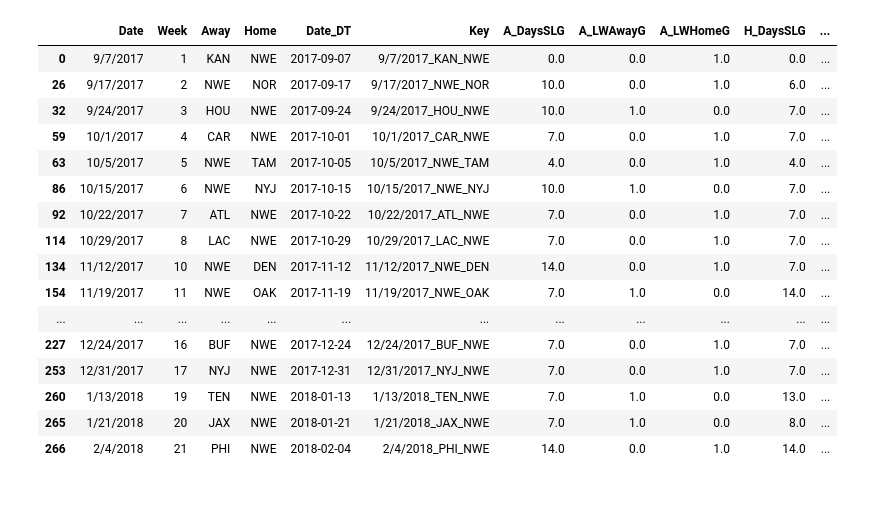
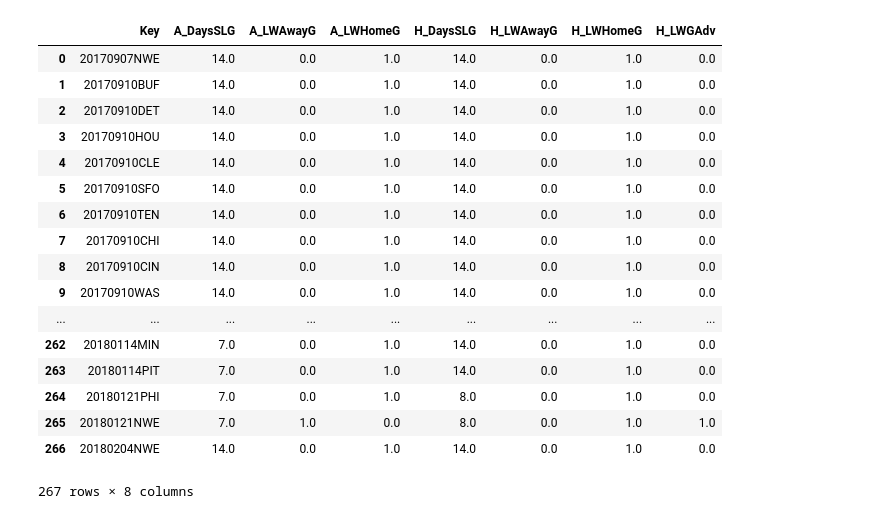
Before and after one commit to jts550/NFL-predictions, a Jupyter notebook: Days_Since_Last_Game.ipynb, the cells around one changed output. Drawn from its saved outputs; the diff is of its cells as text; code cells hidden in the pictures.

Commit message:
updated days since last game code

```diff
--- a/Days_Since_Last_Game.ipynb
+++ b/Days_Since_Last_Game.ipynb
@@ -63,7 +67,7 @@ for team in teams:
     #sort t_table by DT_date
     t_table = t_table.sort_values(by = ['Date_DT'])
 
-    #create boolean for Last Week Home Game -- week 1 starts as 1
+    #create boolean for Last Week Home Game -- week 1 starts as 1 for every team
     LW_HG = []
 
     for h in range(0,len(t_table['Home'])):
@@ -86,7 +90,7 @@ for team in teams:
     t_table = t_table.rename(index=str, columns = {0:"LW_HomeGame"})
 
 
-    #create boolean for Last Week Away Game -- week 1 starts as 0
+    #create boolean for Last Week Away Game -- week 1 starts as 0 for every team
     LW_AG = []
 
     for a in range(0,len(t_table['Away'])):
@@ -114,7 +118,8 @@ for team in teams:
 
     for i in range(0,len(t_table['Date_DT'])):
         if i == 0:
-            val = t_table['Date_DT'][i] - t_table['Date_DT'][i]
+            #first week set to 14 for all teams to act as rest week
+            val = t_table['Date_DT'][i] - (t_table['Date_DT'][i] - datetime.timedelta(days=14))
             DT_Days_LastGame.append(val)
         else:
             val = t_table['Date_DT'][i] - t_table['Date_DT'][i-1]
@@ -143,23 +148,28 @@ for team in teams:
 
     A_team = t_table.loc[t_table['Away'] == team]
     Away_team = Away_team.append(A_team,ignore_index=True)
-# %%
-#create keys for join
-Away_team =  Away_team.assign(Key = lambda x: Away_team.Date+"_"+Away_team.Away+"_"+Away_team.Home)
-Home_team =  Home_team.assign(Key = lambda x: Home_team.Date+"_"+Home_team.Away+"_"+Home_team.Home)
-nfl_stats_2017 = nfl_stats_2017.assign(Key = lambda x: nfl_stats_2017.Date+"_"+nfl_stats_2017.Away+"_"+nfl_stats_2017.Home)
 # %%
 #drop unnecessary columns Away table & rename columns
-Away_team = Away_team.drop(['Away', 'Date', 'Date_DT', 'Home', 'Season', 'Start_Time', 'Week'], axis = 1)
+Away_team = Away_team.drop(['Away', 'Date_DT', 'Home'], axis = 1)
 Away_team = Away_team.rename(index=str, columns = {'DaysSLG':"A_DaysSLG", 'LW_HomeGame':"A_LWHomeG",'LW_AwayGame': "A_LWAwayG"})
 
 #drop unnecessary columns Home table & rename columns
-Home_team = Home_team.drop(['Away', 'Date', 'Date_DT', 'Home', 'Season', 'Start_Time', 'Week'], axis = 1)
+Home_team = Home_team.drop(['Away', 'Date_DT', 'Home'], axis = 1)
 Home_team = Home_team.rename(index=str, columns = {'DaysSLG':"H_DaysSLG", 'LW_HomeGame':"H_LWHomeG",'LW_AwayGame': "H_LWAwayG"})
 # %%
 #join tables
 nfl_stats_2017 = nfl_stats_2017.join(Away_team.set_index('Key'), on='Key',how = 'left')
 nfl_stats_2017 = nfl_stats_2017.join(Home_team.set_index('Key'), on='Key',how = 'left')
+# %%
+##Add in a new feature --Subtract:  H_LWHomeG - A_LWHomeG
+
+#A-LWAway + H-LWAway = 0 -- both travel
+#A-LWAway + H-LWHome = 1 -- home team advantage
+#A-LWHome + H-LWAway = -1 -- home team disadvantage
+#A-LWHome + H-LWHome = 0 -- both home
+
+#create time zone diff for away team
+nfl_stats_2017 = nfl_stats_2017.assign(H_LWGAdv = lambda x: nfl_stats_2017.H_LWHomeG - nfl_stats_2017.A_LWHomeG)
 # %%
 #check using NWE games
 NWE = nfl_stats_2017.loc[(nfl_stats_2017['Away'] == 'NWE') | (nfl_stats_2017['Home'] == 'NWE')]
@@ -167,21 +198,32 @@ NWE = NWE.sort_values(by = ['Date_DT'])
-# %%
-NWE[['Date', 'Week', 'Away', 'Home', 'Date_DT', 'Key', 'A_DaysSLG',
-       'A_LWAwayG', 'A_LWHomeG', 'H_DaysSLG', 'H_LWAwayG', 'H_LWHomeG']]
-# %% [output]
-|  | Date | Week | Away | Home | Date_DT | Key | A_DaysSLG | A_LWAwayG | A_LWHomeG | H_DaysSLG | ... |
-| 0 | 9/7/2017 | 1 | KAN | NWE | 2017-09-07 | 9/7/2017_KAN_NWE | 0.0 | 0.0 | 1.0 | 0.0 | ... |
-| 26 | 9/17/2017 | 2 | NWE | NOR | 2017-09-17 | 9/17/2017_NWE_NOR | 10.0 | 0.0 | 1.0 | 6.0 | ... |
-| 32 | 9/24/2017 | 3 | HOU | NWE | 2017-09-24 | 9/24/2017_HOU_NWE | 10.0 | 1.0 | 0.0 | 7.0 | ... |
-| 59 | 10/1/2017 | 4 | CAR | NWE | 2017-10-01 | 10/1/2017_CAR_NWE | 7.0 | 0.0 | 1.0 | 7.0 | ... |
-| 63 | 10/5/2017 | 5 | NWE | TAM | 2017-10-05 | 10/5/2017_NWE_TAM | 4.0 | 0.0 | 1.0 | 4.0 | ... |
-| 86 | 10/15/2017 | 6 | NWE | NYJ | 2017-10-15 | 10/15/2017_NWE_NYJ | 10.0 | 1.0 | 0.0 | 7.0 | ... |
-| 92 | 10/22/2017 | 7 | ATL | NWE | 2017-10-22 | 10/22/2017_ATL_NWE | 7.0 | 0.0 | 1.0 | 7.0 | ... |
-| 114 | 10/29/2017 | 8 | LAC | NWE | 2017-10-29 | 10/29/2017_LAC_NWE | 7.0 | 0.0 | 1.0 | 7.0 | ... |
-| 134 | 11/12/2017 | 10 | NWE | DEN | 2017-11-12 | 11/12/2017_NWE_DEN | 14.0 | 0.0 | 1.0 | 7.0 | ... |
-| 154 | 11/19/2017 | 11 | NWE | OAK | 2017-11-19 | 11/19/2017_NWE_OAK | 7.0 | 1.0 | 0.0 | 14.0 | ... |
-| ... | ... | ... | ... | ... | ... | ... | ... | ... | ... | ... | ... |
-| 227 | 12/24/2017 | 16 | BUF | NWE | 2017-12-24 | 12/24/2017_BUF_NWE | 7.0 | 0.0 | 1.0 | 7.0 | ... |
-| 253 | 12/31/2017 | 17 | NYJ | NWE | 2017-12-31 | 12/31/2017_NYJ_NWE | 7.0 | 0.0 | 1.0 | 7.0 | ... |
-| 260 | 1/13/2018 | 19 | TEN | NWE | 2018-01-13 | 1/13/2018_TEN_NWE | 7.0 | 1.0 | 0.0 | 13.0 | ... |
-| 265 | 1/21/2018 | 20 | JAX | NWE | 2018-01-21 | 1/21/2018_JAX_NWE | 7.0 | 1.0 | 0.0 | 8.0 | ... |
-| 266 | 2/4/2018 | 21 | PHI | NWE | 2018-02-04 | 2/4/2018_PHI_NWE | 14.0 | 0.0 | 1.0 | 14.0 | ... |
+# %%
+#Create table to CSV
+
+#drop unnecessary columns
+DSLG_2017 = nfl_stats_2017.drop(['Season', 'Date', 'Week', 'Away', 'Home', 'APts', 'HPts', 'OverUnder',
+       'VegasLine', 'AFD', 'AFum', 'AFumL', 'APY', 'APA', 'API', 'HPS', 'HPSY',
+       'ARA', 'ARY', 'HFD', 'HFum', 'HFumL', 'HPY', 'HPA', 'HPI', 'HPS.1',
+       'HPSY.1', 'HRA', 'HRY', 'Start_Time', 'Date_DT'],axis=1)
+
+#write table to csv
+DSLG_2017.to_csv("DSLG_2017", encoding='utf-8', index=False)
+
+DSLG_2017
+# %% [output]
+|  | Key | A_DaysSLG | A_LWAwayG | A_LWHomeG | H_DaysSLG | H_LWAwayG | H_LWHomeG | H_LWGAdv |
+| 0 | 20170907NWE | 14.0 | 0.0 | 1.0 | 14.0 | 0.0 | 1.0 | 0.0 |
+| 1 | 20170910BUF | 14.0 | 0.0 | 1.0 | 14.0 | 0.0 | 1.0 | 0.0 |
+| 2 | 20170910DET | 14.0 | 0.0 | 1.0 | 14.0 | 0.0 | 1.0 | 0.0 |
+| 3 | 20170910HOU | 14.0 | 0.0 | 1.0 | 14.0 | 0.0 | 1.0 | 0.0 |
+| 4 | 20170910CLE | 14.0 | 0.0 | 1.0 | 14.0 | 0.0 | 1.0 | 0.0 |
+| 5 | 20170910SFO | 14.0 | 0.0 | 1.0 | 14.0 | 0.0 | 1.0 | 0.0 |
+| 6 | 20170910TEN | 14.0 | 0.0 | 1.0 | 14.0 | 0.0 | 1.0 | 0.0 |
+| 7 | 20170910CHI | 14.0 | 0.0 | 1.0 | 14.0 | 0.0 | 1.0 | 0.0 |
+| 8 | 20170910CIN | 14.0 | 0.0 | 1.0 | 14.0 | 0.0 | 1.0 | 0.0 |
+| 9 | 20170910WAS | 14.0 | 0.0 | 1.0 | 14.0 | 0.0 | 1.0 | 0.0 |
+| ... | ... | ... | ... | ... | ... | ... | ... | ... |
+| 262 | 20180114MIN | 7.0 | 0.0 | 1.0 | 14.0 | 0.0 | 1.0 | 0.0 |
+| 263 | 20180114PIT | 7.0 | 0.0 | 1.0 | 14.0 | 0.0 | 1.0 | 0.0 |
+| 264 | 20180121PHI | 7.0 | 0.0 | 1.0 | 8.0 | 0.0 | 1.0 | 0.0 |
+| 265 | 20180121NWE | 7.0 | 1.0 | 0.0 | 8.0 | 0.0 | 1.0 | 1.0 |
+| 266 | 20180204NWE | 14.0 | 0.0 | 1.0 | 14.0 | 0.0 | 1.0 | 0.0 |
+267 rows × 8 columns
```
Also changed, not shown: parts of 4 cells of this notebook.
